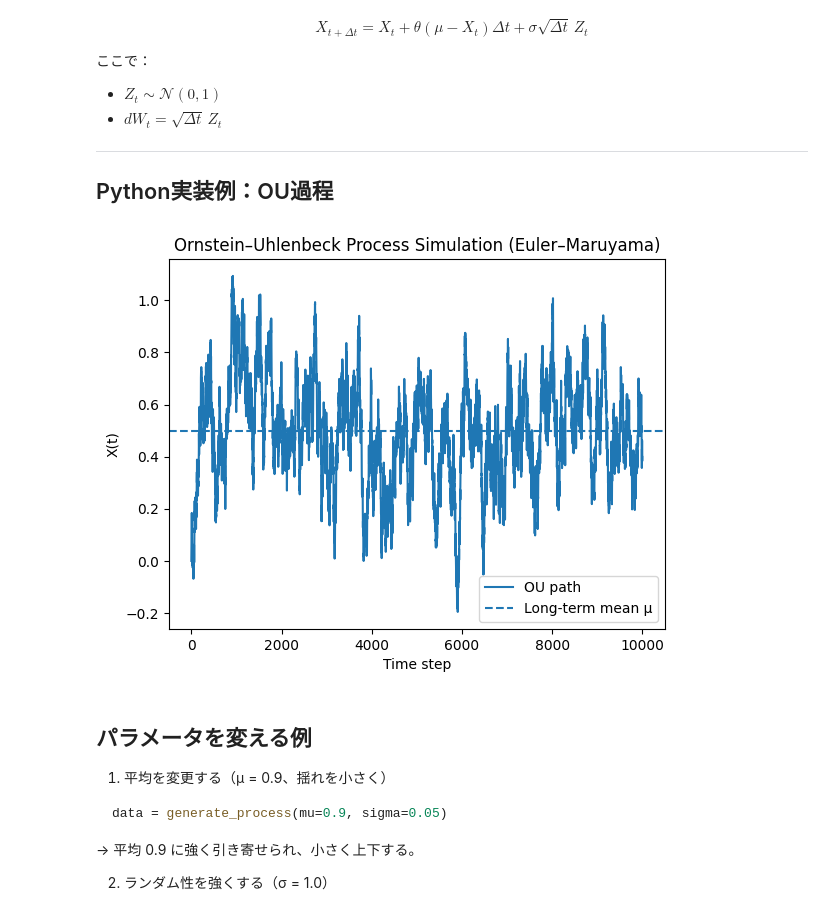
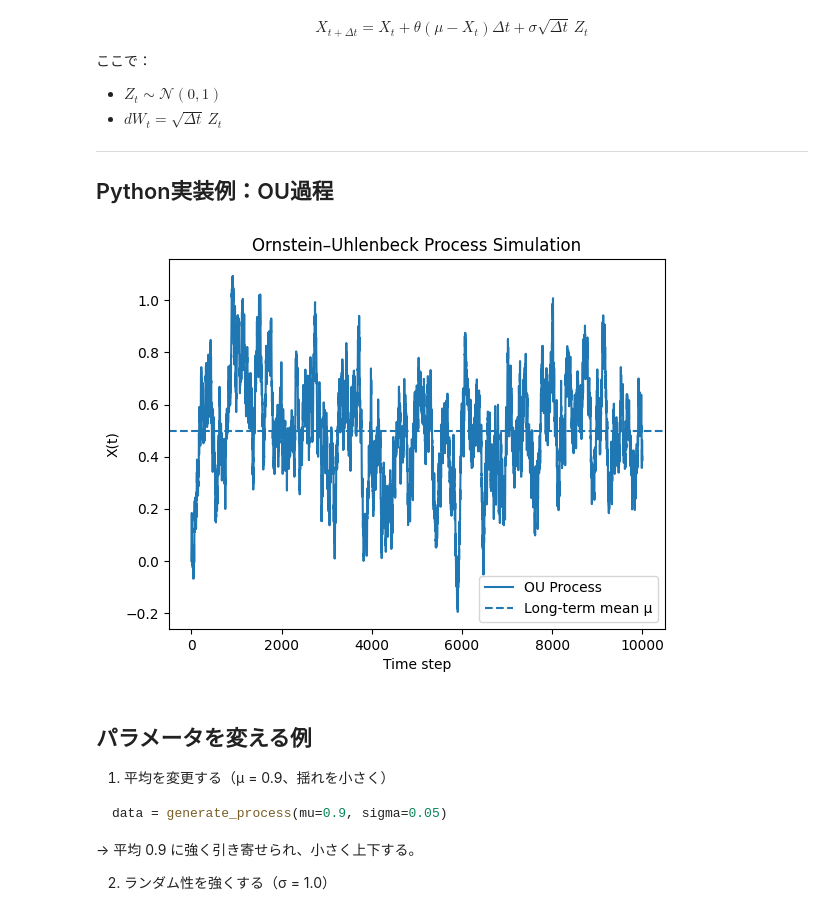
Before and after one commit to ish66726-a11y/Quant-Finance-Fundamentals, a Jupyter notebook: notebooks/10Vasicekモデル.ipynb, the cells around one changed output. Saved outputs shown, nothing was run; the diff lists cells and outputs as text; code cells hidden in the pictures.

```diff
--- a/notebooks/10Vasicekモデル.ipynb
+++ b/notebooks/10Vasicekモデル.ipynb
@@ -245,68 +245,91 @@ import numpy as np
 import matplotlib.pyplot as plt
 
 
-def generate_process(
-    dt=0.01,
-    theta=1.2,
-    mu=0.5,
-    sigma=0.3,
-    n_steps=10000
-):
+# ==========================================
+# OU過程を生成する関数
+# ==========================================
+def generate_process(dt, theta, mu, sigma, n_steps):
+
     """
-    Ornstein–Uhlenbeck (OU) 過程を
-    Euler–Maruyama 法で離散近似して生成する関数
+    Ornstein–Uhlenbeck過程を
+    Euler–Maruyama法でシミュレーションする
     """
-    # 初期値 X(0) = 0 とする
+
+    # --------------------------------
+    # 配列を準備
+    # X(0) = 0 からスタート
+    # --------------------------------
     x = np.zeros(n_steps)
 
+    # --------------------------------
+    # 時間ステップを1つずつ更新
+    # --------------------------------
     for t in range(1, n_steps):
-        # Wiener過程の増分 dW ~ N(0, Δt)
+
+        # Wiener過程の増分
+        # dW ~ N(0, dt)
         dW = np.random.normal(0, np.sqrt(dt))
 
-        # OU過程の離散近似式（Euler–Maruyama）
-        # X_{t+Δt} = X_t + θ(μ - X_t)Δt + σ dW
+        # --------------------------------
+        # OU過程（Euler–Maruyama近似）
+        #
+        # X_{t+Δt} =
+        # X_t + θ(μ - X_t)Δt + σ dW
+        #
+        # θ(μ - X_t)Δt : 平均回帰ドリフト
+        # σ dW        : ランダムノイズ
+        # --------------------------------
         x[t] = (
             x[t-1]
-            + theta * (mu - x[t-1]) * dt   # 平均回帰ドリフト項
-            + sigma * dW                   # ランダムノイズ項
+            + theta * (mu - x[t-1]) * dt
+            + sigma * dW
         )
 
     return x
 
 
-# 実行部分（関数の外に出す）
-# 乱数を固定
+# ==========================================
+# メイン処理
+# ==========================================
+
+# ----- 乱数シード固定 -----
 np.random.seed(42)
 
-# パラメータ
+# ----- モデルパラメータ -----
 dt = 0.01
 theta = 1.2
 mu = 0.5
 sigma = 0.3
 n_steps = 10000
 
+
+# ==========================================
 # シミュレーション実行
-data = generate_process(
-    dt=dt,
-    theta=theta,
-    mu=mu,
-    sigma=sigma,
-    n_steps=n_steps
+# ==========================================
+data = generate_process(dt, theta, mu, sigma, n_steps)
+
+
+# ==========================================
+# 結果の可視化
+# ==========================================
+plt.plot(data, label="OU Process")
+
+# 長期平均 μ を水平線で表示
+plt.axhline(
+    y=mu,
+    linestyle="--",
+    label="Long-term mean μ"
 )
 
-# 結果を可視化
-plt.plot(data, label="OU path")
-
-# 理論平均 μ を水平線で表示（平均回帰を視覚化）
-plt.axhline(y=mu, linestyle="--", label="Long-term mean μ")
 plt.legend()
 
 plt.xlabel("Time step")
 plt.ylabel("X(t)")
-plt.title("Ornstein–Uhlenbeck Process Simulation (Euler–Maruyama)")
+plt.title("Ornstein–Uhlenbeck Process Simulation")
+
 plt.show()
 # %% [output]
-[figure, old version]
+[figure, new version]
 # %% [markdown]
 ##  パラメータを変える例
 
```
Also changed, not shown: parts of 1 cell of this notebook.
